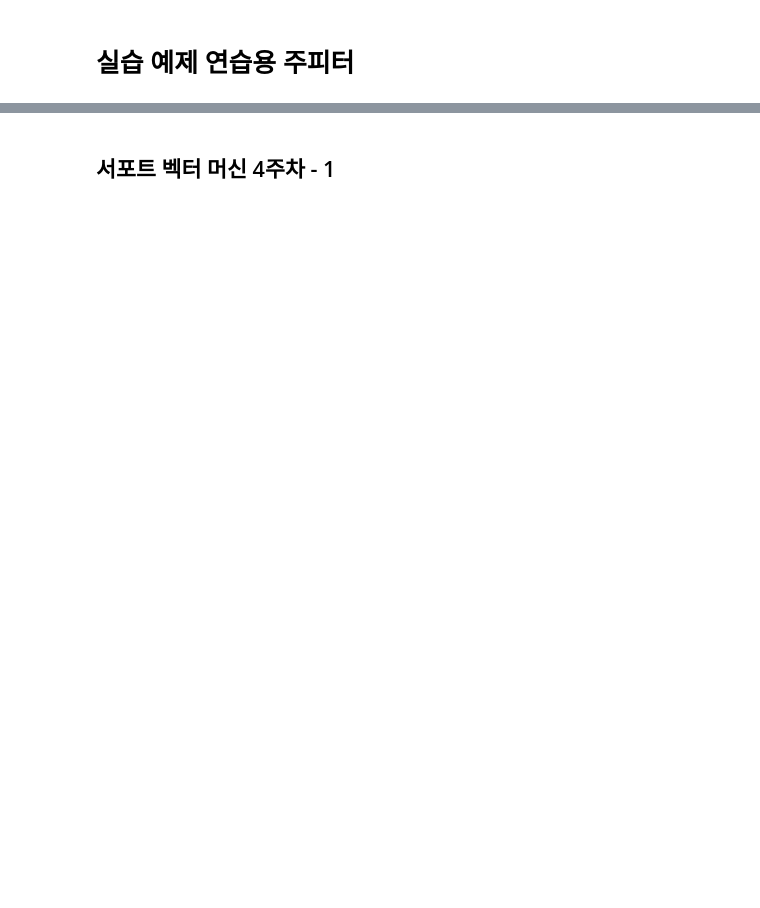
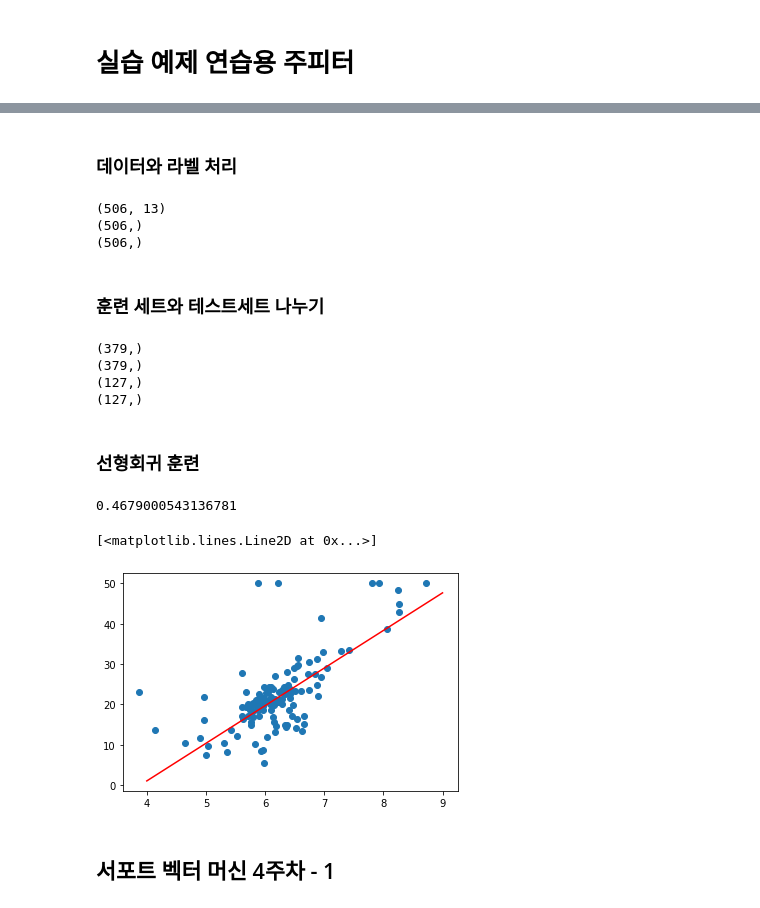
Before and after one commit to fangdol888/ml_prac4univ, a Jupyter notebook: practice.ipynb, the cells around one changed output, grey strips where cells are left out. Saved outputs shown, nothing was run; the diff lists cells and outputs as text; code cells hidden in the pictures; blank space fills up the shorter version.

Commit message:
learn how to code linear regression

```diff
--- a/practice.ipynb
+++ b/practice.ipynb
@@ -2,0 +96,4 @@
+# %%
+from sklearn import datasets
+raw_boston = datasets.load_boston()
+print(raw_boston.DESCR)
@@ -3,3 +118,46 @@
+# %% [markdown]
+### 데이터와 라벨 처리
+# %%
+X = raw_boston.data[:,5] # 5개 특성
+y = raw_boston.target
+
+print(raw_boston.data.shape)
+print(X.shape)
+# %% [output]
+(506, 13)
+(506,)
+(506,)
+# %% [markdown]
+### 훈련 세트와 테스트세트 나누기
+# %%
+from sklearn.model_selection import train_test_split
+x_tn, x_te, y_tn, y_te = train_test_split(X,y ,random_state=0)
+print(x_tn.shape)
+print(y_tn.shape)
+print(x_te.shape)
+print(y_te.shape)
+# %% [output]
+(379,)
+(379,)
+(127,)
+(127,)
+# %% [markdown]
+### 선형회귀 훈련
+# %%
+from sklearn.linear_model import LinearRegression
+clf_lr =LinearRegression()
+clf_lr.fit(x_tn.reshape(-1,1), y_tn.reshape(-1,1))
+print(clf_lr.score(x_te.reshape(-1,1),y_te.reshape(-1,1)))
+# %% [output]
+0.4679000543136781
+# %%
+import numpy as np
+import matplotlib.pyplot as plt
+plt.scatter(x_te,y_te)
+plt.plot([4,9],[ 4*clf_lr.coef_[0] + clf_lr.intercept_, 9* clf_lr.coef_ + clf_lr.intercept_],'r')
+# %% [output]
+[<matplotlib.lines.Line2D at 0x...>]
+[figure, added]
 # %% [markdown]
 ## 서포트 벡터 머신 4주차 - 1
 # %%
```
Also changed, not shown: parts of 21 cells of this notebook.
